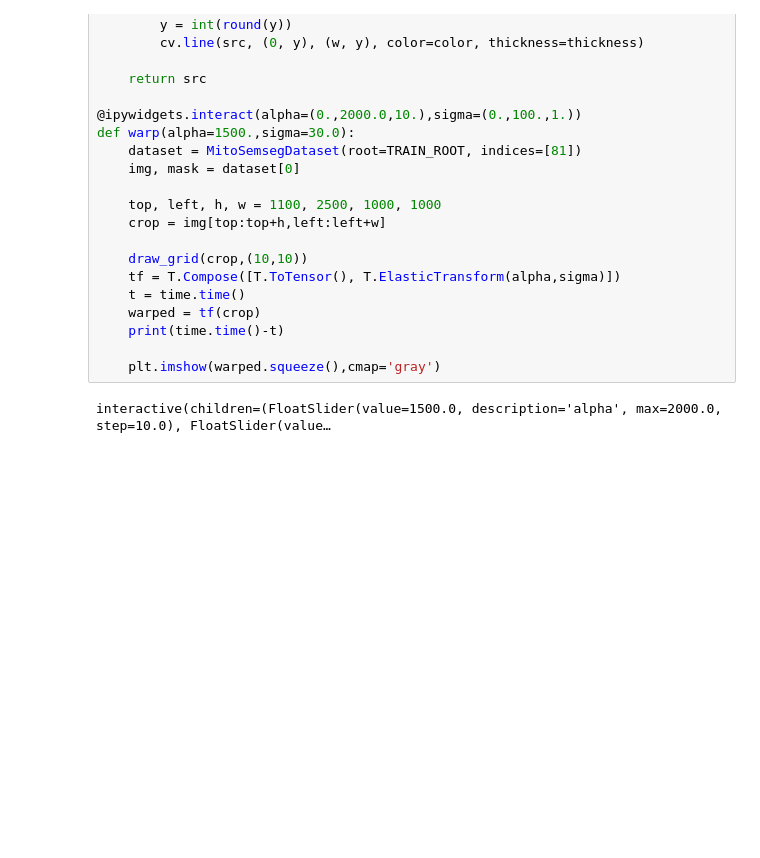
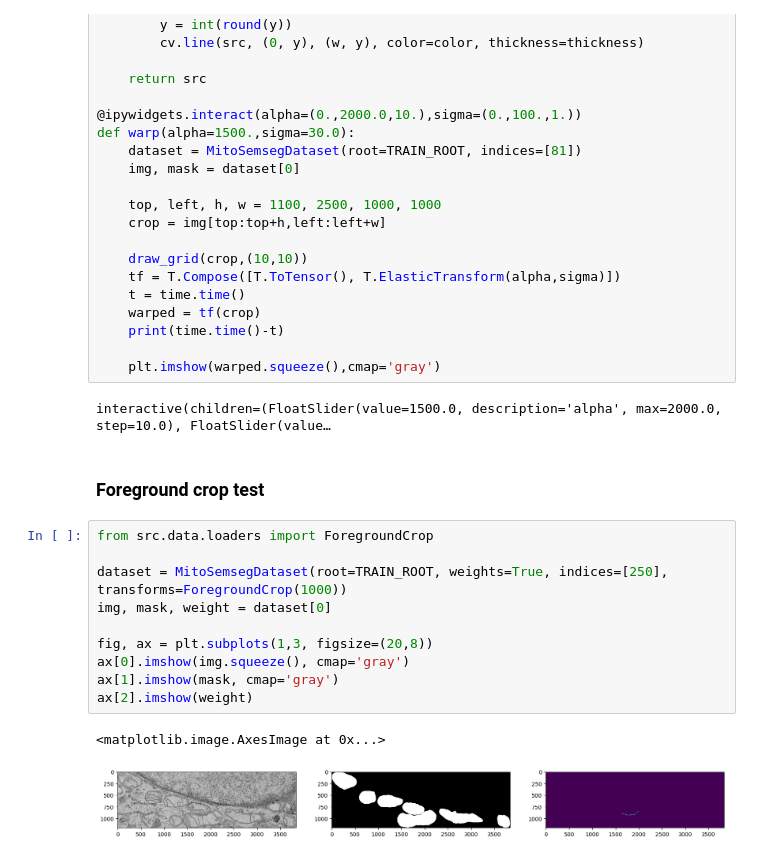
Before and after one commit to ogkristi/mitotem, a Jupyter notebook: notebooks/2-dataloader-test.ipynb, the cells around one changed output. Saved outputs shown, nothing was run; the diff lists cells and outputs as text; blank space fills up the shorter version.

```diff
--- a/notebooks/2-dataloader-test.ipynb
+++ b/notebooks/2-dataloader-test.ipynb
@@ -103,3 +103,18 @@ def warp(alpha=1500.,sigma=30.0):
     plt.imshow(warped.squeeze(),cmap='gray')
 # %% [output]
 interactive(children=(FloatSlider(value=1500.0, description='alpha', max=2000.0, step=10.0), FloatSlider(value…
+# %% [markdown]
+### Foreground crop test
+# %%
+from src.data.loaders import ForegroundCrop
+
+dataset = MitoSemsegDataset(root=TRAIN_ROOT, weights=True, indices=[250], transforms=ForegroundCrop(1000))
+img, mask, weight = dataset[0]
+
+fig, ax = plt.subplots(1,3, figsize=(20,8))
+ax[0].imshow(img.squeeze(), cmap='gray')
+ax[1].imshow(mask, cmap='gray')
+ax[2].imshow(weight)
+# %% [output]
+<matplotlib.image.AxesImage at 0x...>
+[figure, added]
```
Also changed, not shown: parts of 1 cell of this notebook, 20 other files.
